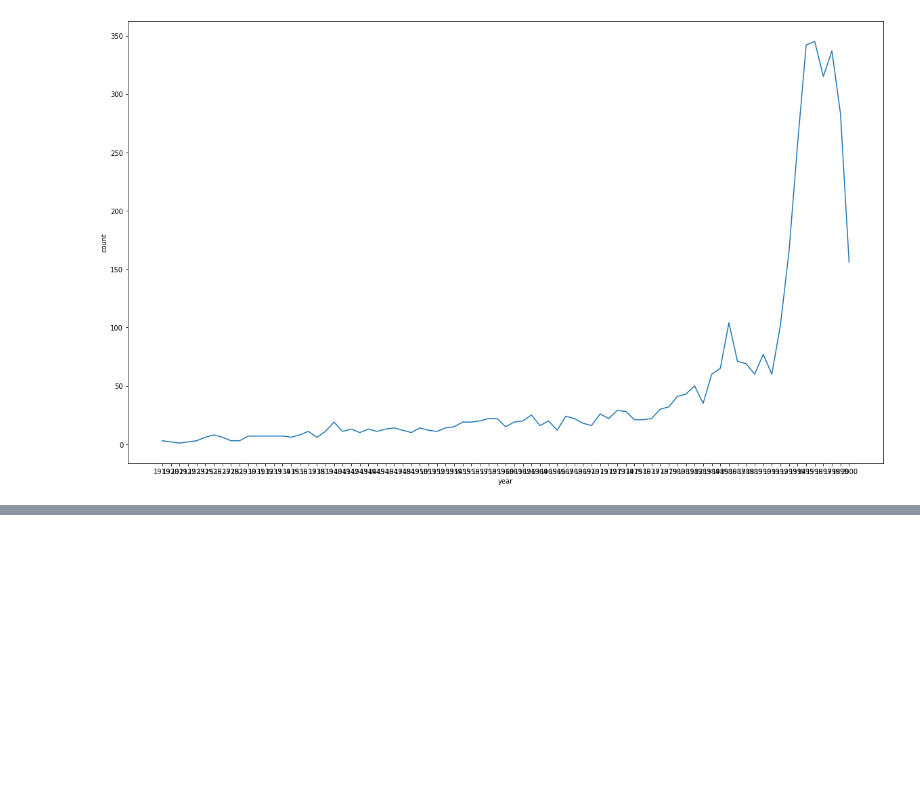
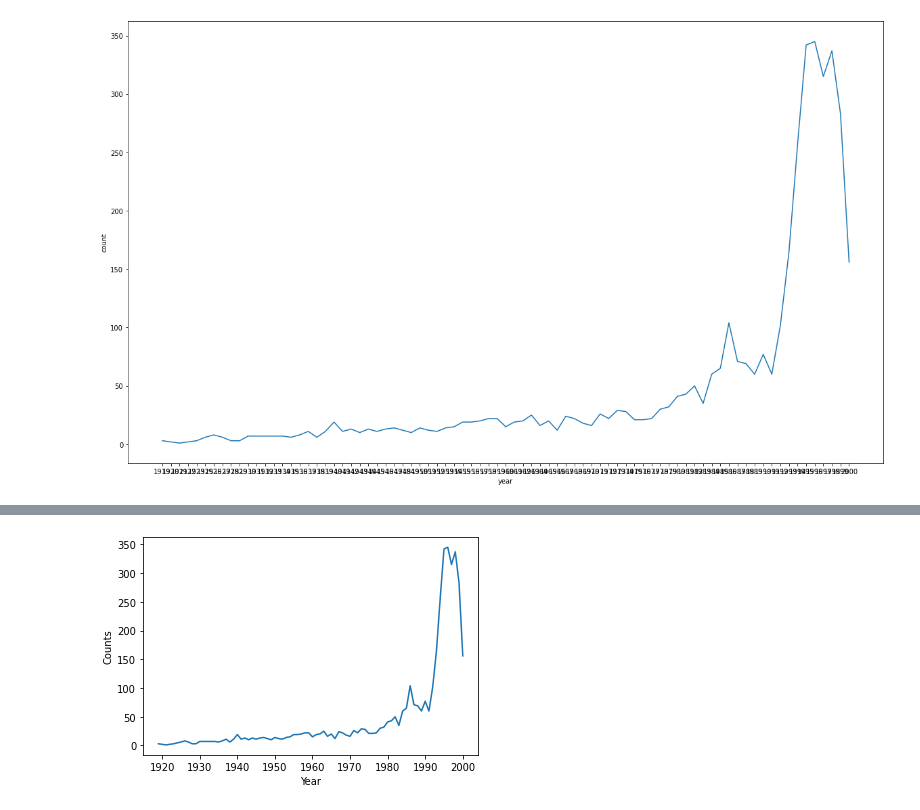
Before and after one commit to Gasijiyo/FirstStep_Python, a Jupyter notebook: py25_movielens.ipynb, the cells around one changed output, grey strips where cells are left out. Saved outputs shown, nothing was run; the diff lists cells and outputs as text; code cells hidden in the pictures; blank space fills up the shorter version.

```diff
--- a/py25_movielens.ipynb
+++ b/py25_movielens.ipynb
@@ -265,0 +341,3 @@ plt.show()
+# %%
+year_counts = year_counts.sort_index() # Series를 인덱스의 오름차순 정렬 후 저장
+year_counts
@@ -265,0 +357,7 @@ plt.show()
+# %%
+plt.plot(year_counts.index, year_counts.values)
+plt.xlabel('Year')
+plt.ylabel('Counts')
+plt.show()
+# %% [output]
+[figure, added]
```
Also changed, not shown: parts of 8 cells of this notebook.
